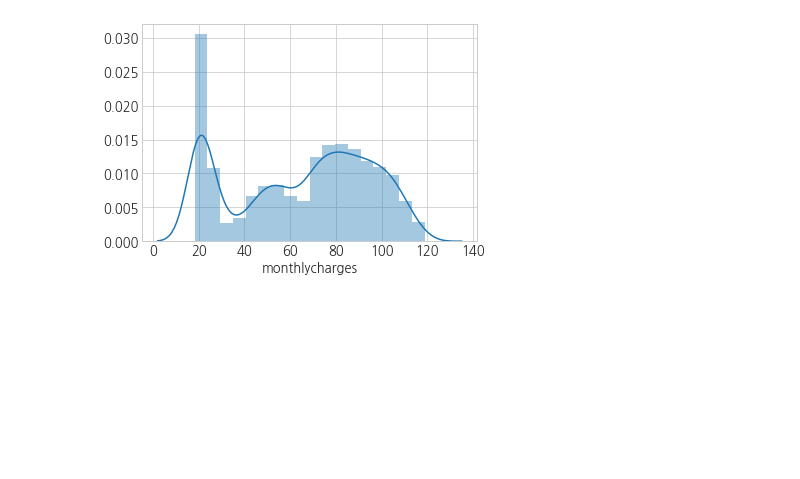
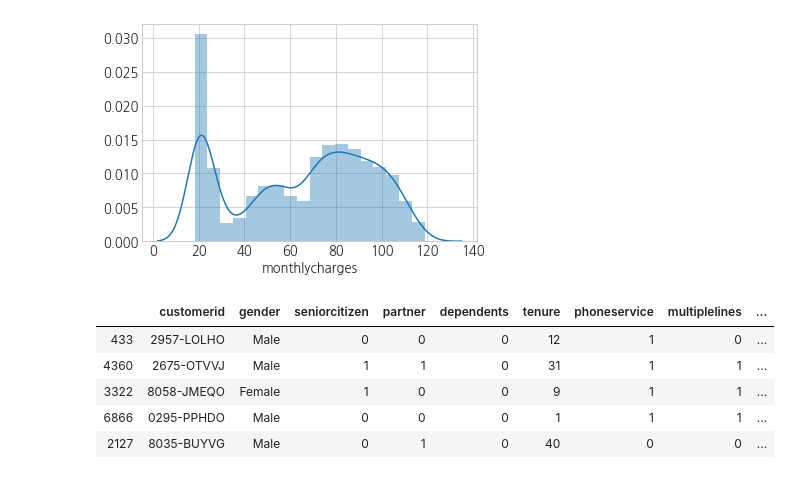
Before and after one commit to Sean-Parkk/Projects, a Jupyter notebook: predict_customer_churn/predict_customer_churn.ipynb, the cells around one changed output. Drawn from its saved outputs; the diff is of its cells as text; code cells hidden in the pictures; blank space fills up the shorter version.

```diff
--- a/predict_customer_churn/predict_customer_churn.ipynb
+++ b/predict_customer_churn/predict_customer_churn.ipynb
@@ -364,3 +364,12 @@ sns.distplot(df.monthlycharges)
 # %% [output]
 <matplotlib.axes._subplots.AxesSubplot at 0x...>
 [figure]
+# %%
+df_train.head()
+# %% [output]
+|  | customerid | gender | seniorcitizen | partner | dependents | tenure | phoneservice | multiplelines | ... |
+| 433 | 2957-LOLHO | Male | 0 | 0 | 0 | 12 | 1 | 0 | ... |
+| 4360 | 2675-OTVVJ | Male | 1 | 1 | 0 | 31 | 1 | 1 | ... |
+| 3322 | 8058-JMEQO | Female | 1 | 0 | 0 | 9 | 1 | 1 | ... |
+| 6866 | 0295-PPHDO | Male | 0 | 0 | 0 | 1 | 1 | 1 | ... |
+| 2127 | 8035-BUYVG | Male | 0 | 1 | 0 | 40 | 0 | 0 | ... |
```
Also changed, not shown: parts of 14 cells of this notebook.
